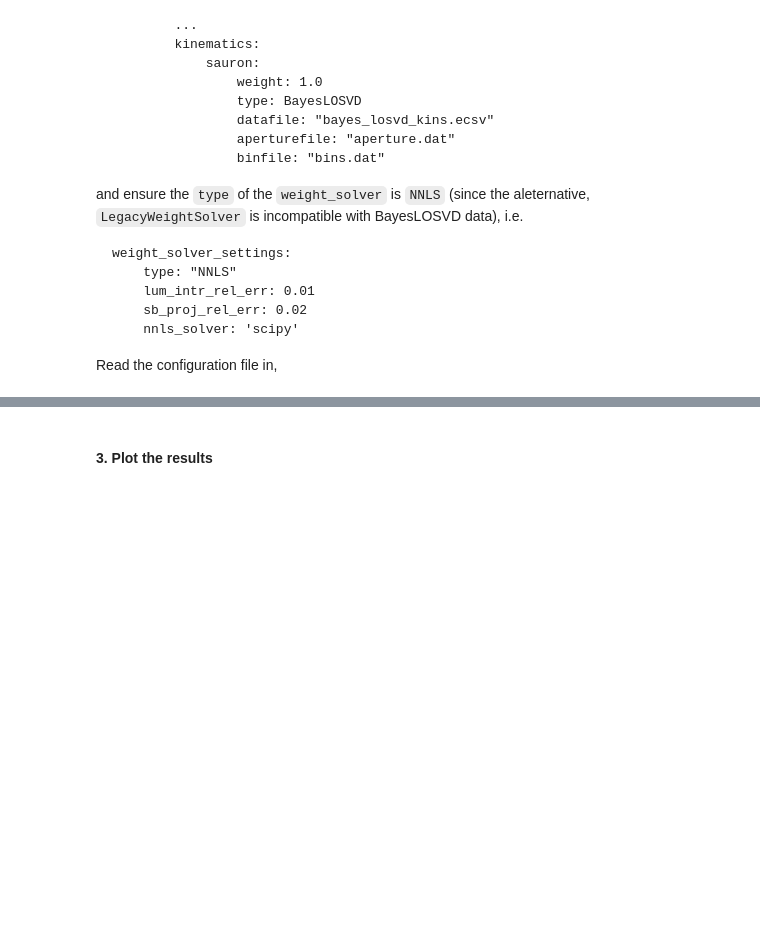
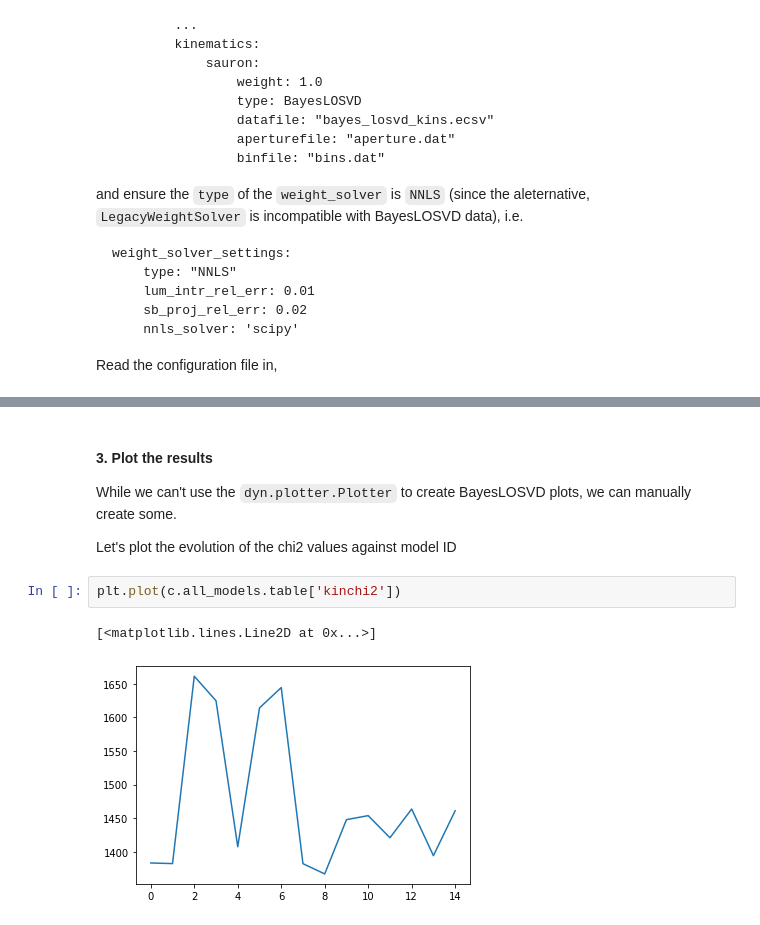
Before and after one commit to dynamics-of-stellar-systems/dynamite, a Jupyter notebook: docs/tutorial_notebooks/BayesLOSVD_and_DYNAMITE.ipynb, the cells around one changed output, grey strips where cells are left out. Cells and saved outputs as stored; diff of their text form; blank space fills up the shorter version.

Commit message:
Update BayesLOSVD tutorial

```diff
--- a/docs/tutorial_notebooks/BayesLOSVD_and_DYNAMITE.ipynb
+++ b/docs/tutorial_notebooks/BayesLOSVD_and_DYNAMITE.ipynb
@@ -374,2 +389,11 @@ KeyError: 'number_GH'
 # %% [markdown]
 #### 3. Plot the results
+
+While we can't use the `dyn.plotter.Plotter` to create BayesLOSVD plots, we can manually create some.
+
+Let's plot the evolution of the chi2 values against model ID
+# %%
+plt.plot(c.all_models.table['kinchi2'])
+# %% [output]
+[<matplotlib.lines.Line2D at 0x...>]
+[figure, added]
```
Also changed, not shown: parts of 17 cells of this notebook.
